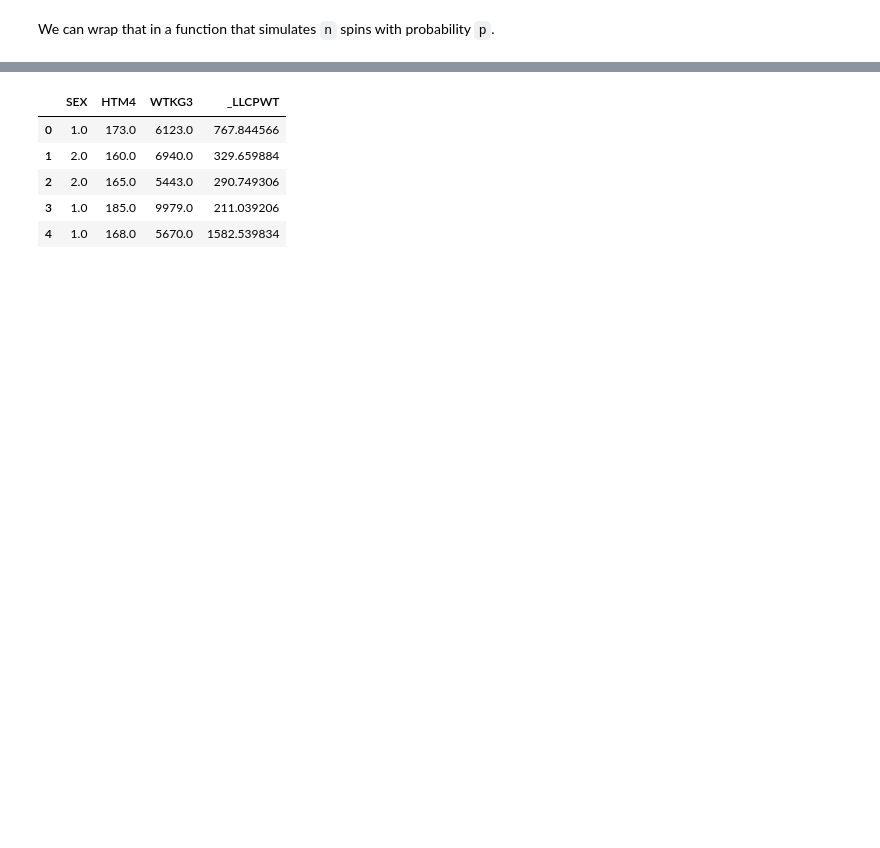
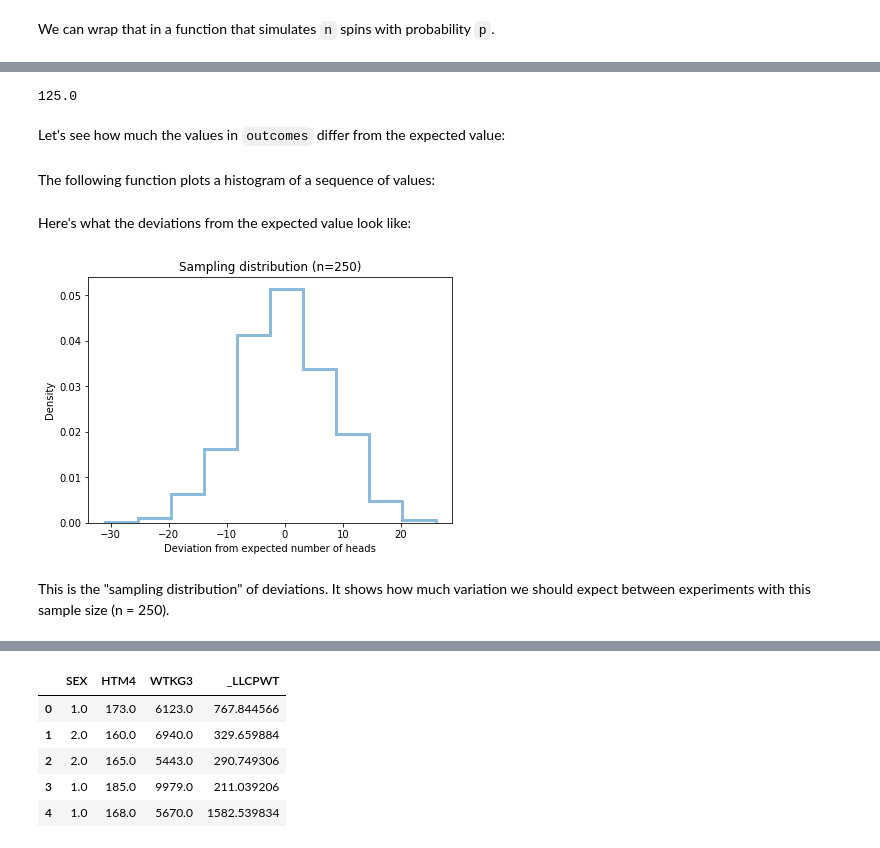
Before and after one commit to AllenDowney/CompStats, a Jupyter notebook: resampling.ipynb, the cells around one changed output, grey strips where cells are left out. Cells and saved outputs as stored; diff of their text form; code cells hidden in the pictures; blank space fills up the shorter version.

```diff
--- a/resampling.ipynb
+++ b/resampling.ipynb
@@ -86,2 +79,0 @@ def run_experiments(n, p, iters):
-# %%
-outcomes = run_experiments(sample_size, observed_proportion, 1000);
@@ -202,0 +86,34 @@ selected.to_hdf('LLCP2016.HDF', 'brfss')
+# %%
+expected = hypo_prob * sample_size
+# %% [output]
+125.0
+# %% [markdown]
+Let's see how much the values in `outcomes` differ from the expected value:
+# %%
+diffs = outcomes - expected;
+# %% [markdown]
+The following function plots a histogram of a sequence of values:
+# %%
+def plot_hist(values, low=None, high=None):
+    options = dict(alpha=0.5, color='C0')
+    xs, ys, patches = plt.hist(values,
+                               density=True,
+                               histtype='step',
+                               linewidth=3,
+                               **options)
+
+
+    plt.ylabel('Density')
+    plt.tight_layout()
+    return patches[0]
+# %% [markdown]
+Here's what the deviations from the expected value look like:
+# %%
+plot_hist(diffs)
+
+plt.title('Sampling distribution (n=250)')
+plt.xlabel('Deviation from expected number of heads');
+# %% [output]
+[figure, added]
+# %% [markdown]
+This is the "sampling distribution" of deviations.  It shows how much variation we should expect between experiments with this sample size (n = 250).
```
Also changed, not shown: parts of 183 cells of this notebook.
